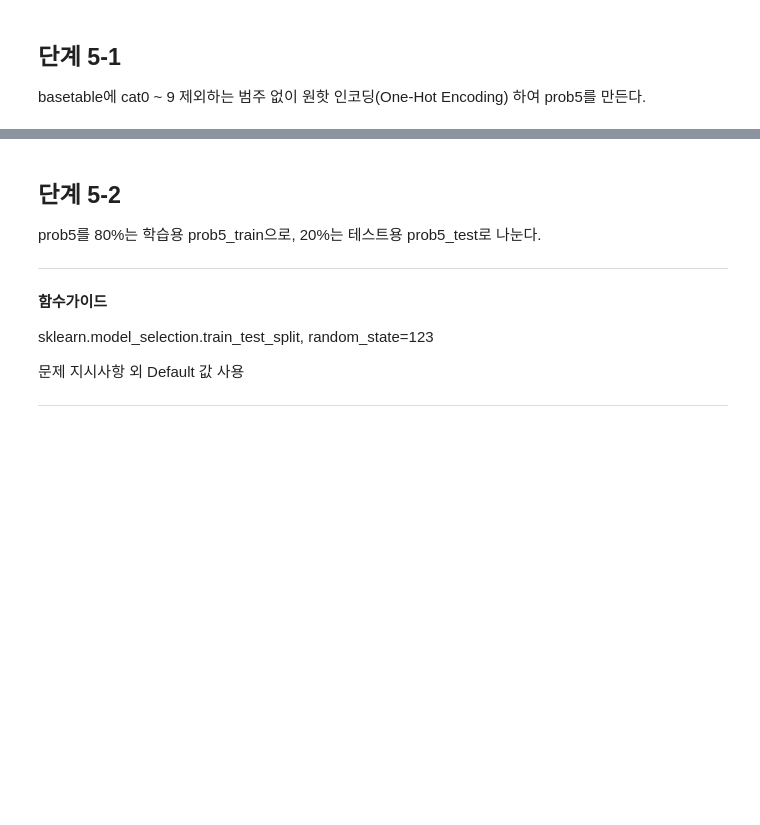
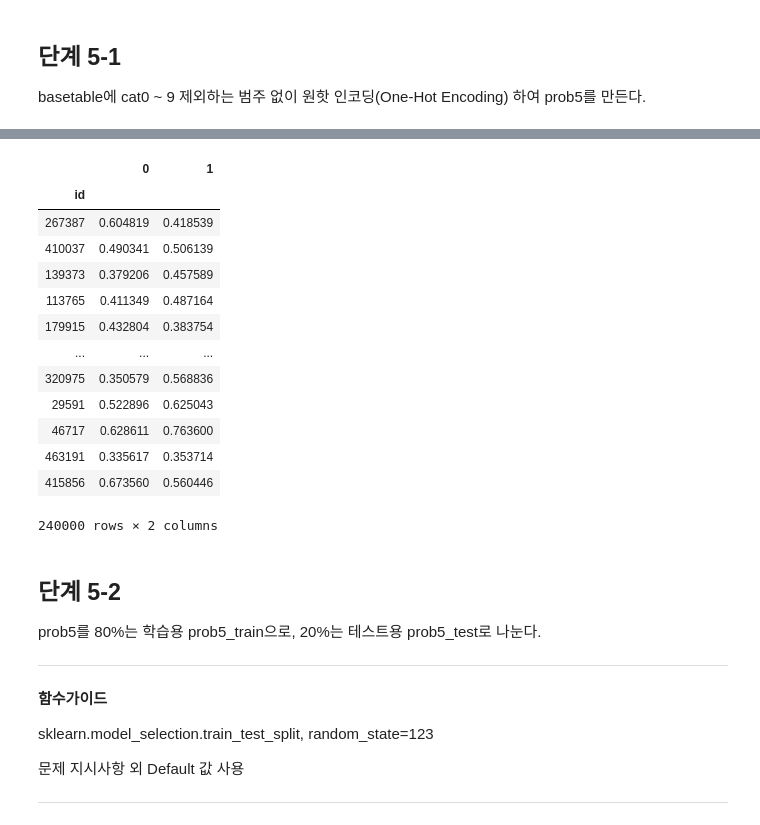
Before and after one commit to sunkusun9/DS_lv3_2403_2, a Jupyter notebook: sec_ds_lv3_prob2_prob.ipynb, the cells around one changed output, grey strips where cells are left out. Cells and saved outputs as stored; diff of their text form; code cells hidden in the pictures; blank space fills up the shorter version.

```diff
--- a/sec_ds_lv3_prob2_prob.ipynb
+++ b/sec_ds_lv3_prob2_prob.ipynb
@@ -1196,3 +1276,20 @@ basetable에 cat0 ~ 9 제외하는 범주 없이 원핫 인코딩(One-Hot Encodi
+# %%
+df_prob5[cont_cols].groupby([int(i[4:]) % 2 for i in cont_cols], axis=1).mean()
+# %% [output]
+|  | 0 | 1 |
+| id |  |  |
+| 267387 | 0.604819 | 0.418539 |
+| 410037 | 0.490341 | 0.506139 |
+| 139373 | 0.379206 | 0.457589 |
+| 113765 | 0.411349 | 0.487164 |
+| 179915 | 0.432804 | 0.383754 |
+| ... | ... | ... |
+| 320975 | 0.350579 | 0.568836 |
+| 29591 | 0.522896 | 0.625043 |
+| 46717 | 0.628611 | 0.763600 |
+| 463191 | 0.335617 | 0.353714 |
+| 415856 | 0.673560 | 0.560446 |
+240000 rows × 2 columns
 # %% [markdown]
 ## 단계 5-2
 
```
Also changed, not shown: parts of 81 cells of this notebook.
